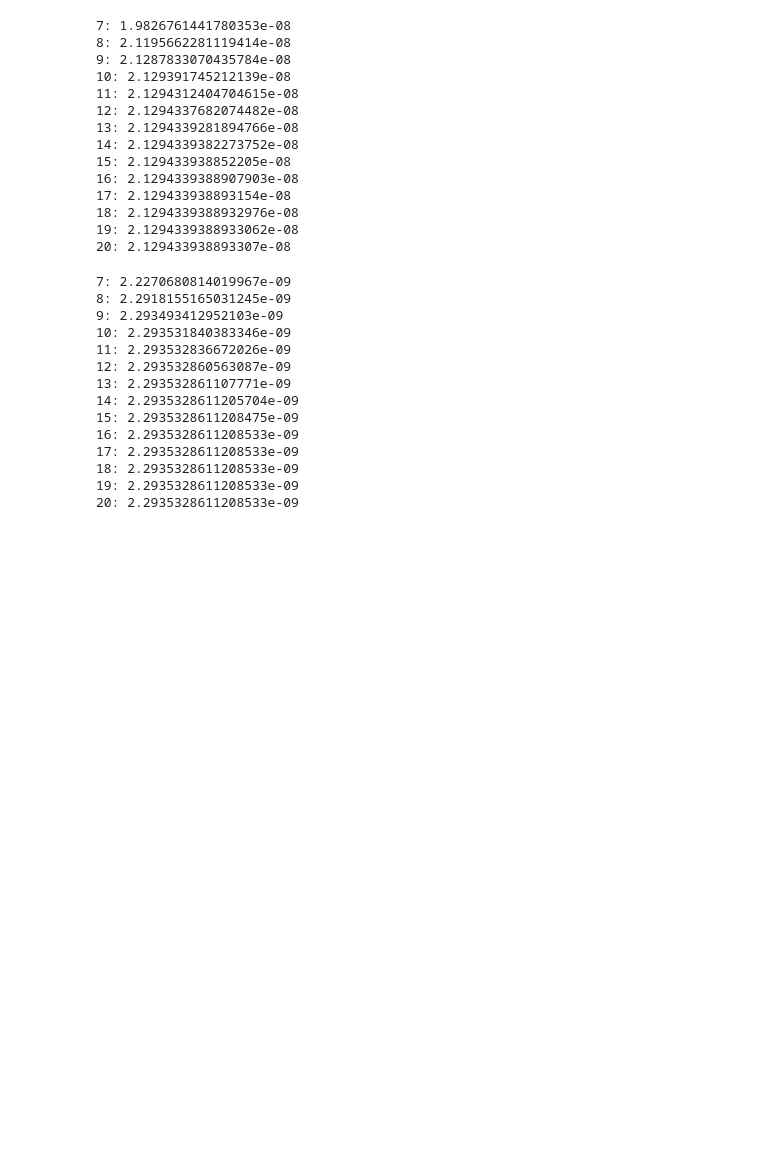
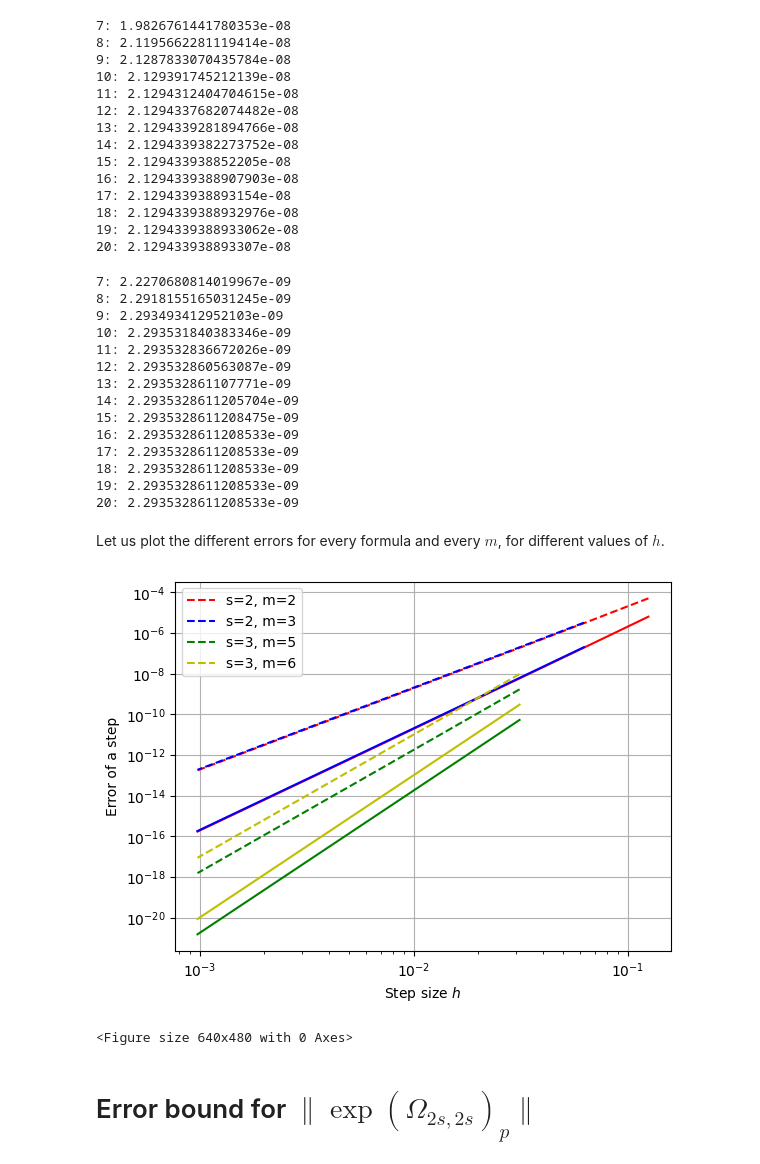
Before and after one commit to XanaduAI/CFQMagnus, a Jupyter notebook: largest_error_bounds.ipynb, the cells around one changed output. Saved outputs shown, nothing was run; the diff lists cells and outputs as text; code cells hidden in the pictures; blank space fills up the shorter version.

Commit message:
Tight error bounds for a exp_Omega

```diff
--- a/largest_error_bounds.ipynb
+++ b/largest_error_bounds.ipynb
@@ -155,7 +147,7 @@ def efficient_weak_compositions(maxw, list_m, list_cs, use_max = True):
 
 
 maxw = 20
-weak_comps = efficient_weak_compositions(maxw, list_m = [m], list_cs = [cs], use_max=False)
+weak_comps = efficient_weak_compositions(maxw, list_m = [m], list_cs = [cs[(s,m)]], use_max=False)
 for normw in range(maxw+1):
     print(f'm={m}, w={normw}, result={weak_comps[m][normw]}')
 # %% [output]
@@ -179,7 +171,7 @@ m=6, w=20, result=1.2234001899344244e-22
 # %% [markdown]
 Final calculation
 # %%
-def summatory_compositions(maxp, s, list_m, list_cs, use_max = True): #todo: better choose between maximum and actual value
+def summatory_compositions(h, maxp, s, list_m, list_cs, use_max = True): #todo: better choose between maximum and actual value
     r"""
     maxp: maximum order p of the summatory
     s: 2s is the order of the Commutator Free Magnus operator
@@ -201,7 +193,7 @@ def summatory_compositions(maxp, s, list_m, list_cs, use_max = True): #todo: bet
 
     return suma
 
-sum_compositions = summatory_compositions(maxp, s, [m], [cs], use_max = True)
+sum_compositions = summatory_compositions(h, maxp, s, [m], [cs[(s,m)]], use_max = True)
 
 #accumulate sum_compositions
 acc_sum_compositions = {}
@@ -236,7 +225,7 @@ for i in range(1, maxp+1):
 # %% [markdown]
 Accumulating the error over all orders $p>2s+1$
 # %%
-def acc_from(i, sum_compositions):
+def acc_from(i, sum_compositions, maxp):
 
     acc_sum_compositions = {}
     acc_sum_compositions[i-1] = 0
@@ -245,7 +234,7 @@ def acc_from(i, sum_compositions):
 
     return acc_sum_compositions
 
-acc_sum_compositions = acc_from(2*s+1, sum_compositions)
+acc_sum_compositions = acc_from(2*s+1, sum_compositions, maxp)
 for i in range(2*s+1, maxp+1):
     print(f'{i}: {acc_sum_compositions[i]}')
 # %% [output]
@@ -287,9 +279,9 @@ for i in range(2*s+1, maxp+1):
 19: 2.1294339388933062e-08
 20: 2.129433938893307e-08
 # %%
-sum_compositions = summatory_compositions(maxp, s, [m], [cs], use_max = False)
+sum_compositions = summatory_compositions(h, maxp, s, [m], [cs[(s,m)]], use_max = False)
 
-acc_sum_compositions = acc_from(2*s+1, sum_compositions)
+acc_sum_compositions = acc_from(2*s+1, sum_compositions, maxp)
 for i in range(2*s+1, maxp+1):
     print(f'{i}: {acc_sum_compositions[i]}')
 # %% [output]
@@ -307,3 +299,47 @@ for i in range(2*s+1, maxp+1):
 18: 2.2935328611208533e-09
 19: 2.2935328611208533e-09
 20: 2.2935328611208533e-09
+# %% [markdown]
+Let us plot the different errors for every formula and every $m$, for different values of $h$.
+# %%
+hs = [1/(2) * 1/2**i for i in range(1,10)]
+maxp = 20
+tight = True
+for (s, m, color) in zip([2, 2, 3, 3], [2, 3, 5, 6], ['r', 'b', 'g', 'y']):
+    plot_hs = []
+    step_error = []
+    error = []
+    for h in hs:
+        if h <= 1/(4*m):
+            plot_hs.append(h)
+        else:
+            continue
+        if s < 4:
+            sum_compositions = summatory_compositions(h, maxp, s, [m], [cs[(s,m)]], use_max= not tight)
+        else:
+            sum_compositions = summatory_compositions(h, maxp, s, [m], [cs[(s,m)]], use_max=True)
+
+        acc_sum_compositions = acc_from(2*s+1, sum_compositions, maxp)
+        error.append(acc_sum_compositions[maxp])
+        step_error.append(acc_sum_compositions[maxp]/h)
+
+    plt.plot(plot_hs, error, color = color, label = f's={s}, m={m}')
+    # Discontinous plot for the step error
+    plt.plot(plot_hs, step_error, color = color, linestyle='dashed', label = f's={s}, m={m}')
+
+handles, labels = plt.gca().get_legend_handles_labels()
+by_label = dict(zip(labels, handles))
+plt.legend(by_label.values(), by_label.keys())
+
+plt.yscale('log')
+plt.xscale('log')
+plt.ylabel('Error of a step')
+plt.xlabel(r'Step size $h$')
+plt.grid()
+plt.show()
+plt.savefig(f'error_bounds_tight={tight}.pdf')
+# %% [output]
+[figure, added]
+<Figure size 640x480 with 0 Axes>
+# %% [markdown]
+# Error bound for $\|\exp(\Omega_{2s,2s})_{p}\|$
```
Also changed, not shown: parts of 13 cells of this notebook, 1 other file.
